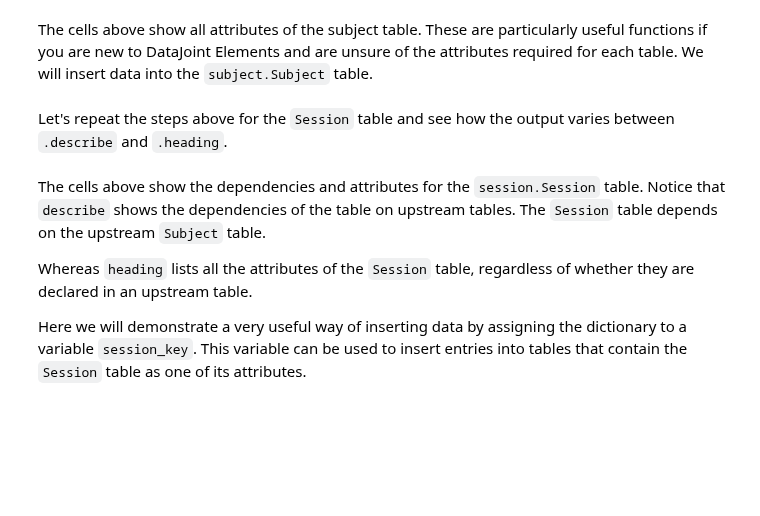
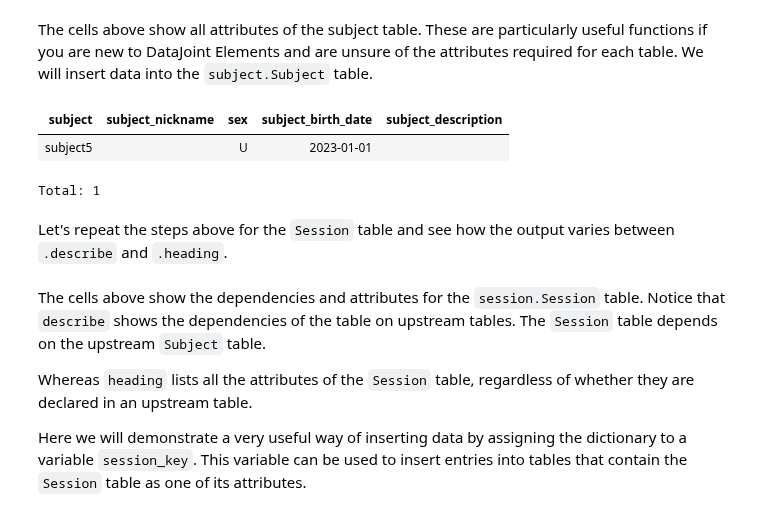
Before and after one commit to datajoint/workflow-array-ephys, a Jupyter notebook: notebooks/tutorial.ipynb, the cells around one changed output. Saved outputs shown, nothing was run; the diff lists cells and outputs as text; code cells hidden in the pictures; blank space fills up the shorter version.

```diff
--- a/notebooks/tutorial.ipynb
+++ b/notebooks/tutorial.ipynb
@@ -125,10 +141,17 @@ DataJoint Elements and are unsure of the attributes required for each table. We
 `subject.Subject` table.
 # %%
 subject.Subject.insert1(
-    dict(subject="subject5", sex="M", subject_birth_date="2020-01-04"),
-    skip_duplicates=True,
+    dict(
+        subject='subject5',
+        subject_birth_date='2023-01-01',
+        sex='U'
+    )
 )
 subject.Subject()
+# %% [output]
+| subject | subject_nickname | sex | subject_birth_date | subject_description |
+| subject5 |  | U | 2023-01-01 |  |
+Total: 1
 # %% [markdown]
 Let's repeat the steps above for the `Session` table and see how the output varies between
 `.describe` and `.heading`.
```
Also changed, not shown: parts of 51 cells of this notebook, 9 other files.
